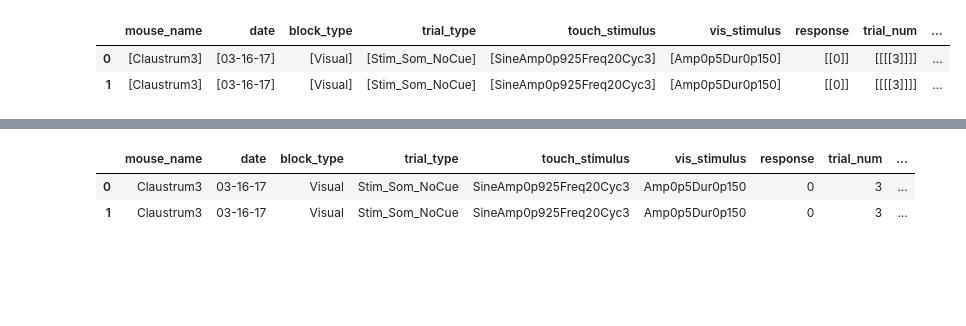
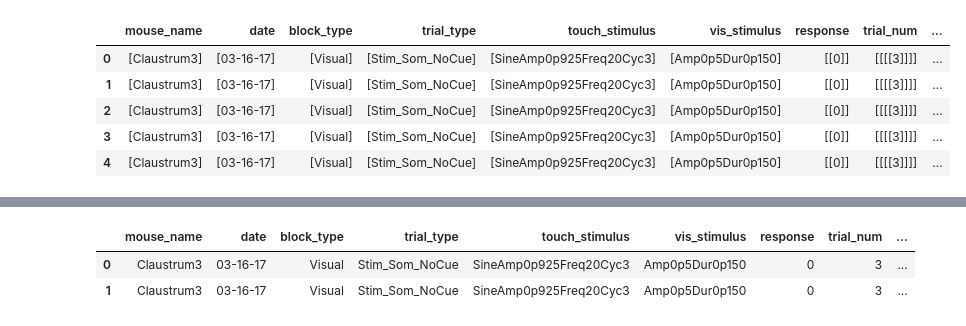
Before and after one commit to efinkel/Claustrum_analysis, a Jupyter notebook: Claustrum_analysis_notebook.ipynb, the cells around one changed output, grey strips where cells are left out. Drawn from its saved outputs; the diff is of its cells as text; code cells hidden in the pictures; blank space fills up the shorter version.

```diff
--- a/Claustrum_analysis_notebook.ipynb
+++ b/Claustrum_analysis_notebook.ipynb
@@ -15,14 +15,17 @@ mat2 = sp.io.loadmat('Opto_log_allUnits_claus.mat')
 # %%
 log = mat['fullLog']
 log_df = pd.DataFrame(log, columns=['mouse_name', 'date', 'block_type', 'trial_type', 'touch_stimulus',\
                                     'vis_stimulus', 'response','trial_num', 'stim_onset', 'stim_offset', 'licks_right',\
                                     'licks_left', 'spike_times', 'cluster_name' ])
 
-log_df.head(2)
+log_df.head(5)
 # %% [output]
 |  | mouse_name | date | block_type | trial_type | touch_stimulus | vis_stimulus | response | trial_num | ... |
 | 0 | [Claustrum3] | [03-16-17] | [Visual] | [Stim_Som_NoCue] | [SineAmp0p925Freq20Cyc3] | [Amp0p5Dur0p150] | [[0]] | [[[[3]]]] | ... |
 | 1 | [Claustrum3] | [03-16-17] | [Visual] | [Stim_Som_NoCue] | [SineAmp0p925Freq20Cyc3] | [Amp0p5Dur0p150] | [[0]] | [[[[3]]]] | ... |
+| 2 | [Claustrum3] | [03-16-17] | [Visual] | [Stim_Som_NoCue] | [SineAmp0p925Freq20Cyc3] | [Amp0p5Dur0p150] | [[0]] | [[[[3]]]] | ... |
+| 3 | [Claustrum3] | [03-16-17] | [Visual] | [Stim_Som_NoCue] | [SineAmp0p925Freq20Cyc3] | [Amp0p5Dur0p150] | [[0]] | [[[[3]]]] | ... |
+| 4 | [Claustrum3] | [03-16-17] | [Visual] | [Stim_Som_NoCue] | [SineAmp0p925Freq20Cyc3] | [Amp0p5Dur0p150] | [[0]] | [[[[3]]]] | ... |
 # %%
 opto_log = mat2['fullOptoTable']
 opto_log_df = pd.DataFrame(opto_log, columns=['mouse_name', 'date', 'cluster_name', 'opto_stim_onsets', 'opto_stim_offsets', 'spikes'])
```
Also changed, not shown: parts of 6 cells of this notebook.
